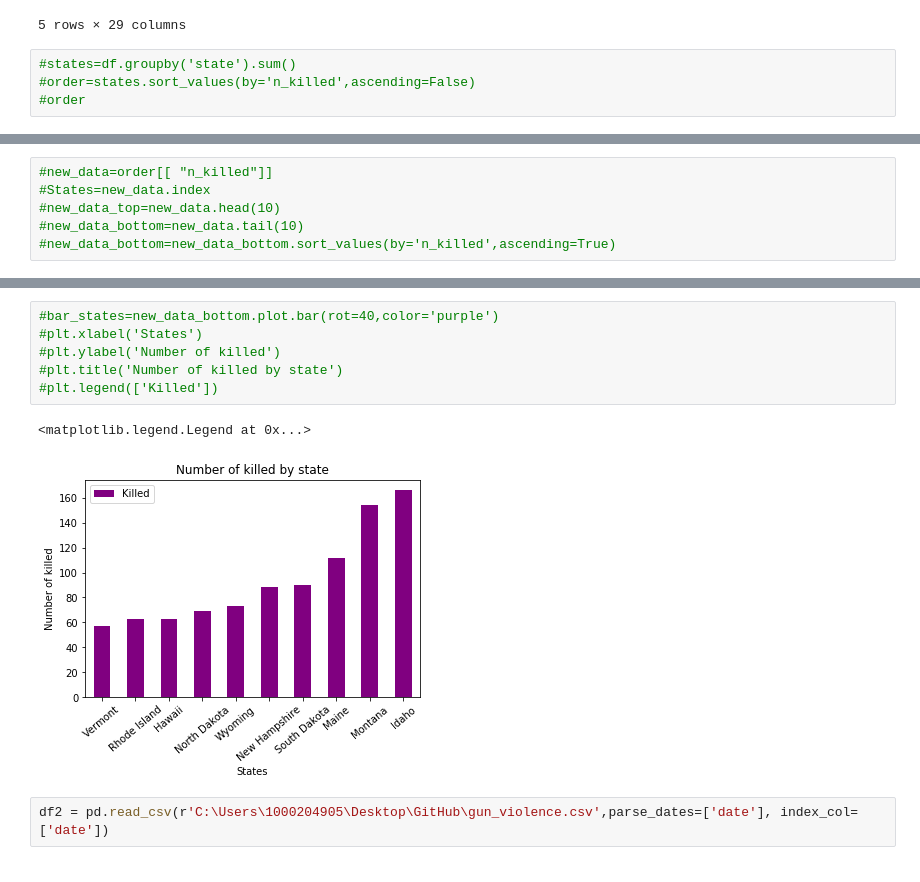
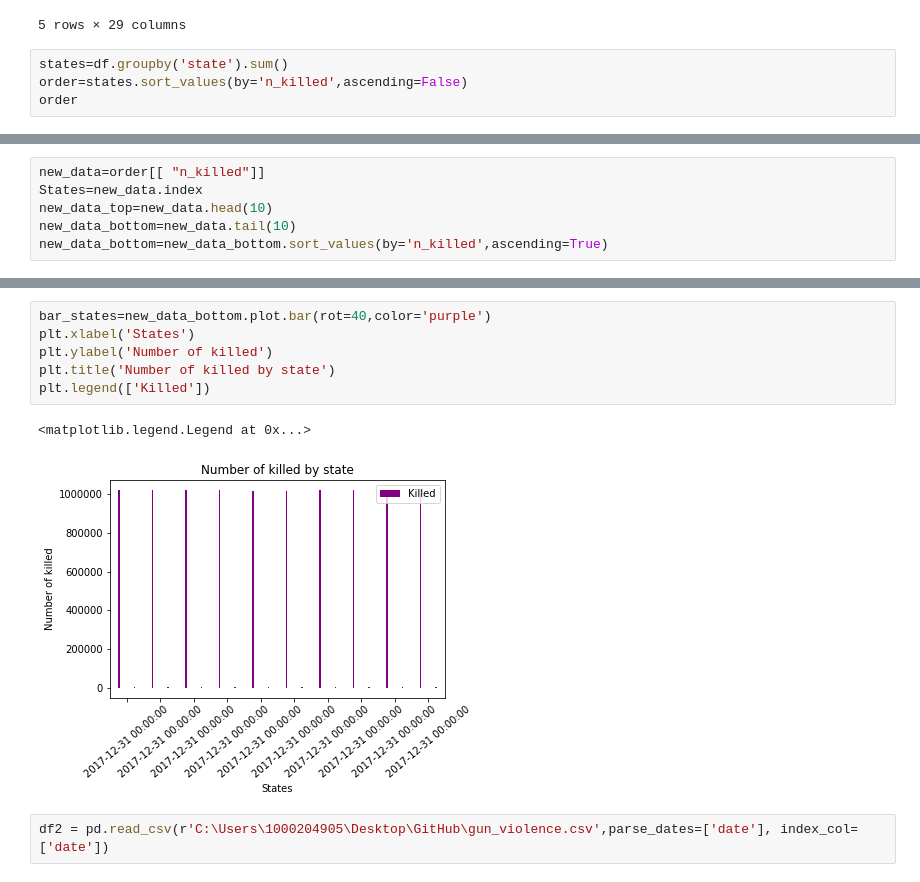
Before and after one commit to palolo02/Project1, a Jupyter notebook: Project_Graphs.ipynb, the cells around one changed output, grey strips where cells are left out. Saved outputs shown, nothing was run; the diff lists cells and outputs as text.

Commit message:
Adding bottom graph

```diff
--- a/Project.ipynb
+++ b/Project_Graphs.ipynb
@@ -19,6 +19,6 @@ df.head()
 | 4 | 478959 | 07/01/2013 | North Carolina | Greensboro | 307 Mourning Dove Terrace | 2 | 2 | http://www.gunviolencearchive.org... | http://www.journalnow.com/news/lo... | ... |
 5 rows × 29 columns
 # %%
-#states=df.groupby('state').sum()
-#order=states.sort_values(by='n_killed',ascending=False)
-#order
+states=df.groupby('state').sum()
+order=states.sort_values(by='n_killed',ascending=False)
+order
@@ -44,9 +25,9 @@ df.head()
 # %%
-#new_data=order[[ "n_killed"]]
-#States=new_data.index
-#new_data_top=new_data.head(10)
-#new_data_bottom=new_data.tail(10)
-#new_data_bottom=new_data_bottom.sort_values(by='n_killed',ascending=True)
+new_data=order[[ "n_killed"]]
+States=new_data.index
+new_data_top=new_data.head(10)
+new_data_bottom=new_data.tail(10)
+new_data_bottom=new_data_bottom.sort_values(by='n_killed',ascending=True)
 # %%
 #bar_states=new_data_top.plot.bar(rot=40,color='green')
 #plt.xlabel('States')
@@ -59,12 +37,12 @@ df.head()
 # %%
-#bar_states=new_data_bottom.plot.bar(rot=40,color='purple')
-#plt.xlabel('States')
-#plt.ylabel('Number of killed')
-#plt.title('Number of killed by state')
-#plt.legend(['Killed'])
+bar_states=new_data_bottom.plot.bar(rot=40,color='purple')
+plt.xlabel('States')
+plt.ylabel('Number of killed')
+plt.title('Number of killed by state')
+plt.legend(['Killed'])
 # %% [output]
 <matplotlib.legend.Legend at 0x...>
-[figure, old version]
+[figure, new version]
 # %%
 df2 = pd.read_csv(r'C:\Users\1000204905\Desktop\GitHub\gun_violence.csv',parse_dates=['date'], index_col=['date'])
 # %%
```
Also changed, not shown: parts of 7 cells of this notebook.
